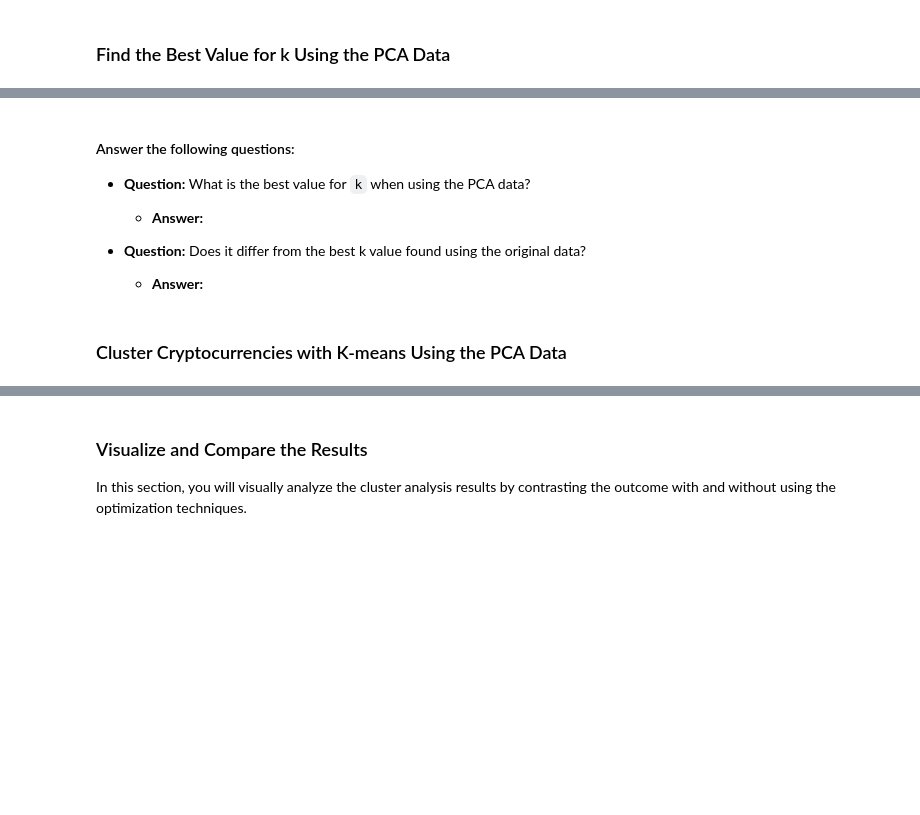
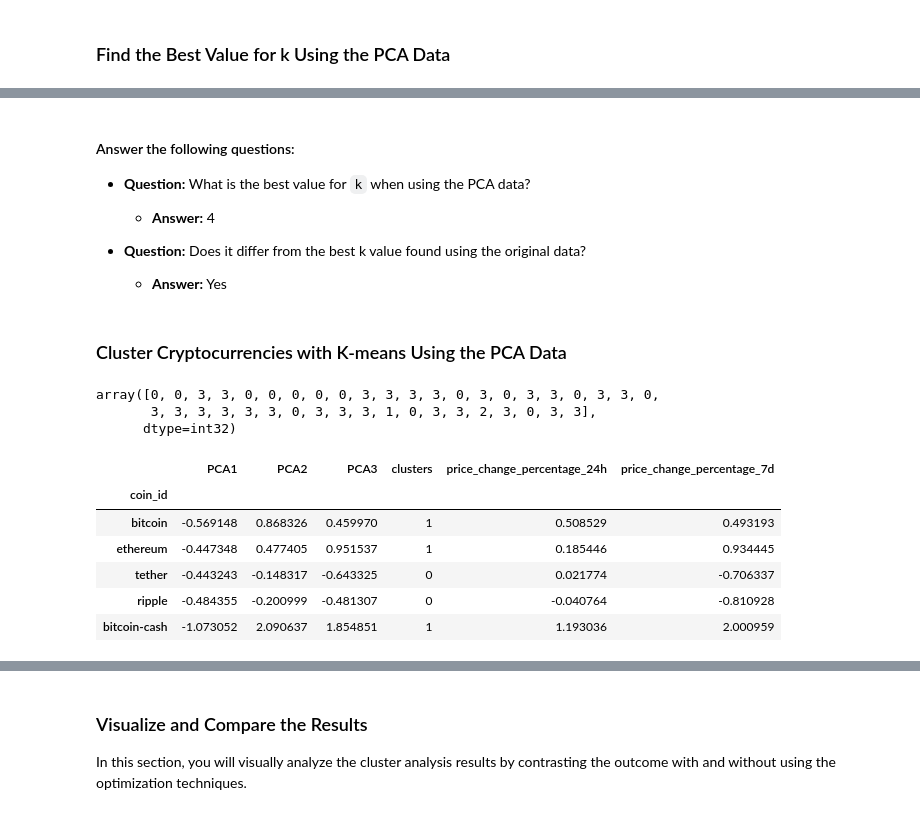
Before and after one commit to leajinks/CryptoClustering, a Jupyter notebook: Crypto_Clustering.ipynb, the cells around one changed output, grey strips where cells are left out. Saved outputs shown, nothing was run; the diff lists cells and outputs as text; code cells hidden in the pictures; blank space fills up the shorter version.

```diff
--- a/Crypto_Clustering.ipynb
+++ b/Crypto_Clustering.ipynb
@@ -202,12 +242,15 @@ df_elbow.hvplot.line(
 # %%
 # Create a new DataFrame with the PCA data.
-
-# Creating a DataFrame with the PCA data
+crypto_pca_df = pd.DataFrame(
+    crypto_pca,
+    columns=["PCA1", "PCA2", "PCA3"]
+)
 
 # Copy the crypto names from the original data
-
+crypto_pca_df["coin_id"] = df_market_data.index
 
 # Set the coinid column as index
-
+crypto_pca_df = crypto_pca_df.set_index("coin_id")
 
 # Display sample data
+crypto_pca_df.head()
@@ -217,14 +268,20 @@ df_elbow.hvplot.line(
 ### Find the Best Value for k Using the PCA Data
 # %%
 # Create a list with the number of k-values from 1 to 11
+k = list(range(1, 11))
 # %%
 # Create an empy list to store the inertia values
-
+inertia = []
 
 # Create a for loop to compute the inertia with each possible value of k
 # Inside the loop:
 # 1. Create a KMeans model using the loop counter for the n_clusters
 # 2. Fit the model to the data using `df_market_data_pca`
 # 3. Append the model.inertia_ to the inertia list
+
+for i in k:
+    k_model = KMeans(n_clusters=i, random_state=0)
+    k_model.fit(crypto_pca_df)
+    inertia.append(k_model.inertia_)
 # %%
 # Create a dictionary with the data to plot the Elbow curve
@@ -238,11 +317,11 @@ df_elbow.hvplot.line(
 
 * **Question:** What is the best value for `k` when using the PCA data?
 
-  * **Answer:**
+  * **Answer:** 4
 
 
 * **Question:** Does it differ from the best k value found using the original data?
 
-  * **Answer:**
+  * **Answer:** Yes
 # %% [markdown]
 ### Cluster Cryptocurrencies with K-means Using the PCA Data
@@ -253,15 +328,36 @@ df_elbow.hvplot.line(
 # %%
-# Predict the clusters to group the cryptocurrencies using the PCA data
+# Initialize the K-Means model using the best value for k
+model = KMeans(n_clusters=4, random_state=0)
+
+# Fit the model
+model.fit(crypto_pca_df)
+
+# Predict the clusters to group the cryptocurrencies using the scaled data
+clusters = model.predict(crypto_pca_df)
 
 # Print the resulting array of cluster values.
+clusters
+# %% [output]
+array([0, 0, 3, 3, 0, 0, 0, 0, 0, 3, 3, 3, 3, 0, 3, 0, 3, 3, 0, 3, 3, 0,
+       3, 3, 3, 3, 3, 3, 0, 3, 3, 3, 1, 0, 3, 3, 2, 3, 0, 3, 3],
+      dtype=int32)
 # %%
-# Create a copy of the DataFrame with the PCA data
+# Create a copy of the DataFrame
+crypto_pca_df = crypto_pca_df.copy()
 
+# Add a column to the DataFrame that contains the customer_segment information
+crypto_pca_df['clusters'] = clusters
 
-# Add a new column to the DataFrame with the predicted clusters
-
-
-# Display sample data
+# Review the DataFrame
+crypto_pca_df.head()
+# %% [output]
+|  | PCA1 | PCA2 | PCA3 | clusters | price_change_percentage_24h | price_change_percentage_7d |
+| coin_id |  |  |  |  |  |  |
+| bitcoin | -0.569148 | 0.868326 | 0.459970 | 1 | 0.508529 | 0.493193 |
+| ethereum | -0.447348 | 0.477405 | 0.951537 | 1 | 0.185446 | 0.934445 |
+| tether | -0.443243 | -0.148317 | -0.643325 | 0 | 0.021774 | -0.706337 |
+| ripple | -0.484355 | -0.200999 | -0.481307 | 0 | -0.040764 | -0.810928 |
+| bitcoin-cash | -1.073052 | 2.090637 | 1.854851 | 1 | 1.193036 | 2.000959 |
 # %%
 # Create a scatter plot using hvPlot by setting
 # `x="price_change_percentage_24h"` and `y="price_change_percentage_7d"`.
```
Also changed, not shown: parts of 22 cells of this notebook.
